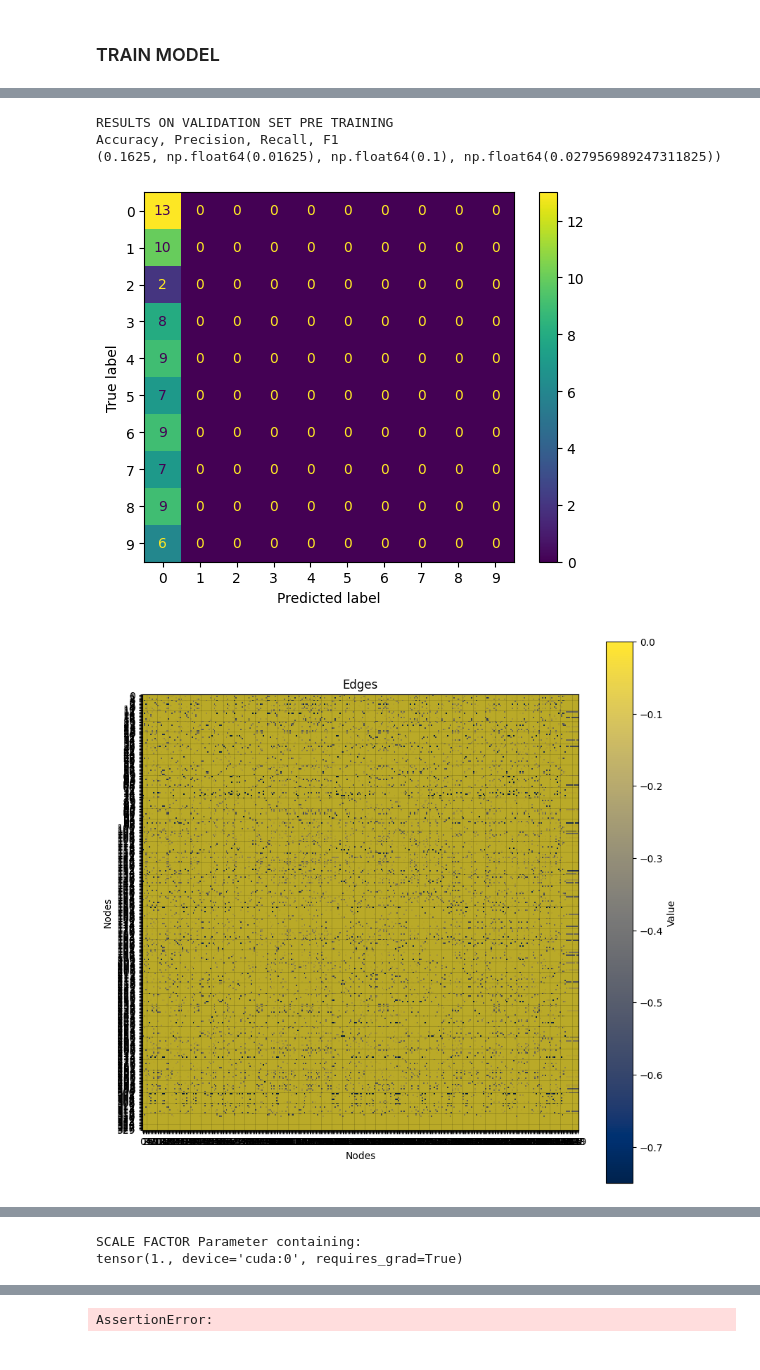
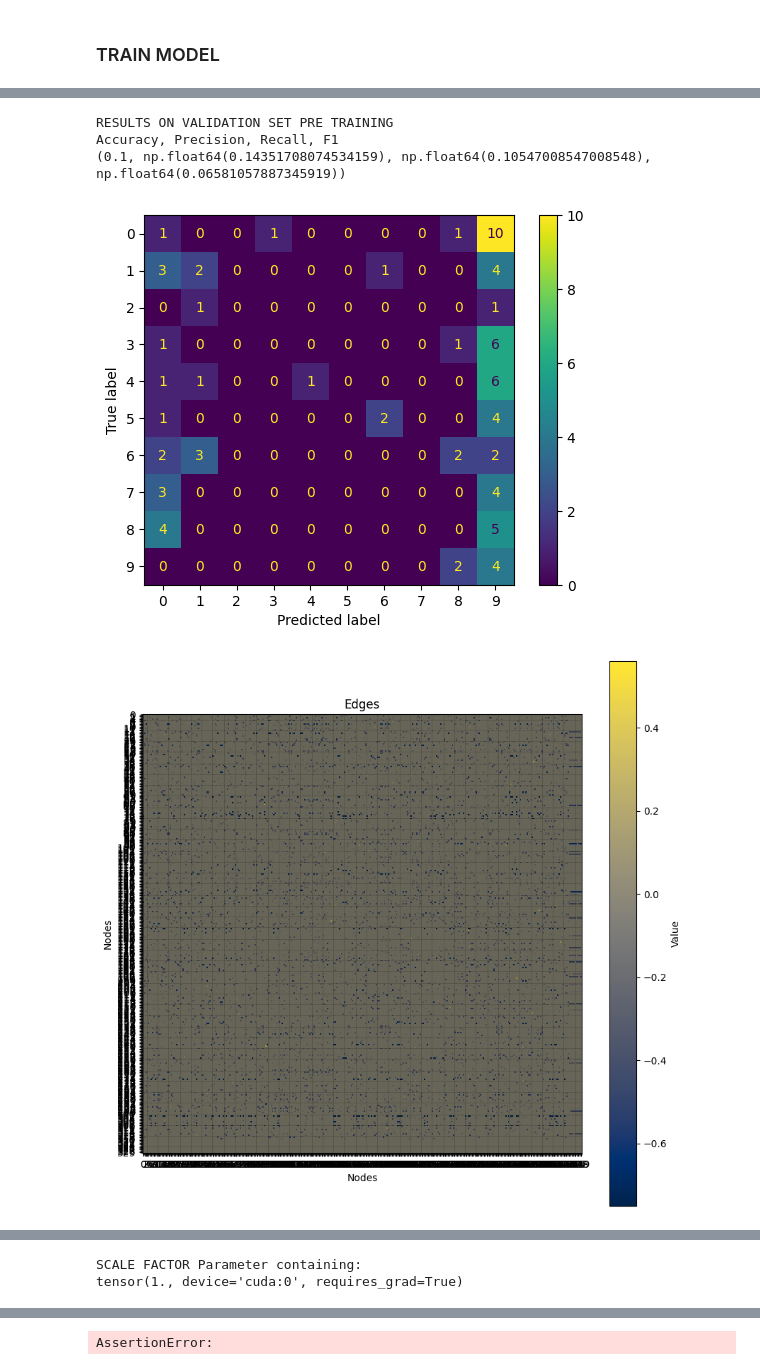
Before and after one commit to gretareitenbach/Deep-Arguing, a Jupyter notebook: examples/MNIST/gradual-aacbr-test.ipynb, the cells around one changed output, grey strips where cells are left out. Cells and saved outputs as stored; diff of their text form; code cells hidden in the pictures.

```diff
--- a/examples/MNIST/gradual-aacbr-test.ipynb
+++ b/examples/MNIST/gradual-aacbr-test.ipynb
@@ -115,14 +115,16 @@ X_DEFAULTS = DEFAULT_CASE.tile(len(all_y), 1)
 Y_DEFAULTS = torch.tensor(all_y, device=device).flip([0])
 # %%
 MAX_ITERS = len(X_train)
-EPOCHS = 4000
+EPOCHS = 36000
 USE_SYMMETRIC_ATTACKS = False
-LR = 2e-1
+LR = 2e-3
 TEMPERATURE = 0.05
 USE_BLOCKERS = True
+USE_SUPPORTS = True
 
 ALPHA = 0
 BETA = 0
-GAMMA = 0.05
+GAMMA = 0.005
+GAMMA_PRIME = 0.005
 # %%
 import random
@@ -167,23 +173,24 @@ def uni_directional(A):
     A = torch.where(torch.abs(A) > torch.abs(A.T), A, 0)
     return A
 
-# POST_PROCESS_FUNC = uni_directional
-POST_PROCESS_FUNC = lambda x: x
+POST_PROCESS_FUNC = uni_directional
+# POST_PROCESS_FUNC = lambda x: x
 # %%
 print("RESULTS ON VALIDATION SET PRE TRAINING")
 with torch.no_grad():
     accuracy, precision, recall, f1 = evaluate_model(model, X_train, y_train, X_DEFAULTS, Y_DEFAULTS,
                                                      X_val, y_val, show_confusion=True, use_blockers=USE_BLOCKERS,
                                                      print_matrix=True, print_compute_graph=False,
-                                                     print_graph=False, print_results=True, post_process_func=POST_PROCESS_FUNC)
+                                                     print_graph=False, print_results=True, post_process_func=POST_PROCESS_FUNC,
+                                                     use_supports = USE_SUPPORTS)
 
     model.plot_base_score_parameters()
 # %% [output]
 RESULTS ON VALIDATION SET PRE TRAINING
 Accuracy, Precision, Recall, F1
-(0.1625, np.float64(0.01625), np.float64(0.1), np.float64(0.027956989247311825))
+(0.1, np.float64(0.14351708074534159), np.float64(0.10547008547008548), np.float64(0.06581057887345919))
-[figure, old version]
+[figure, new version]
-[figure, old version]
+[figure, new version]
 [figure]
 SCALE FACTOR Parameter containing:
 tensor(1., device='cuda:0', requires_grad=True)
```
Also changed, not shown: parts of 6 cells of this notebook, 6 other files.
